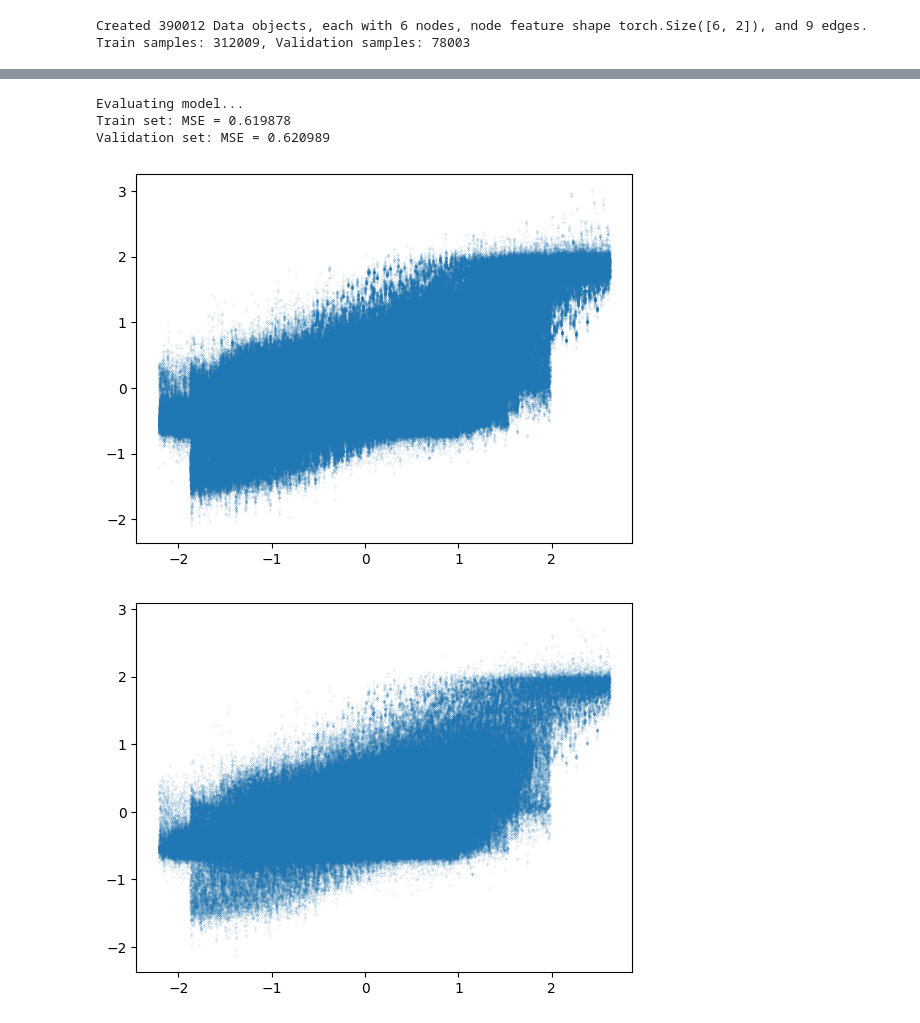
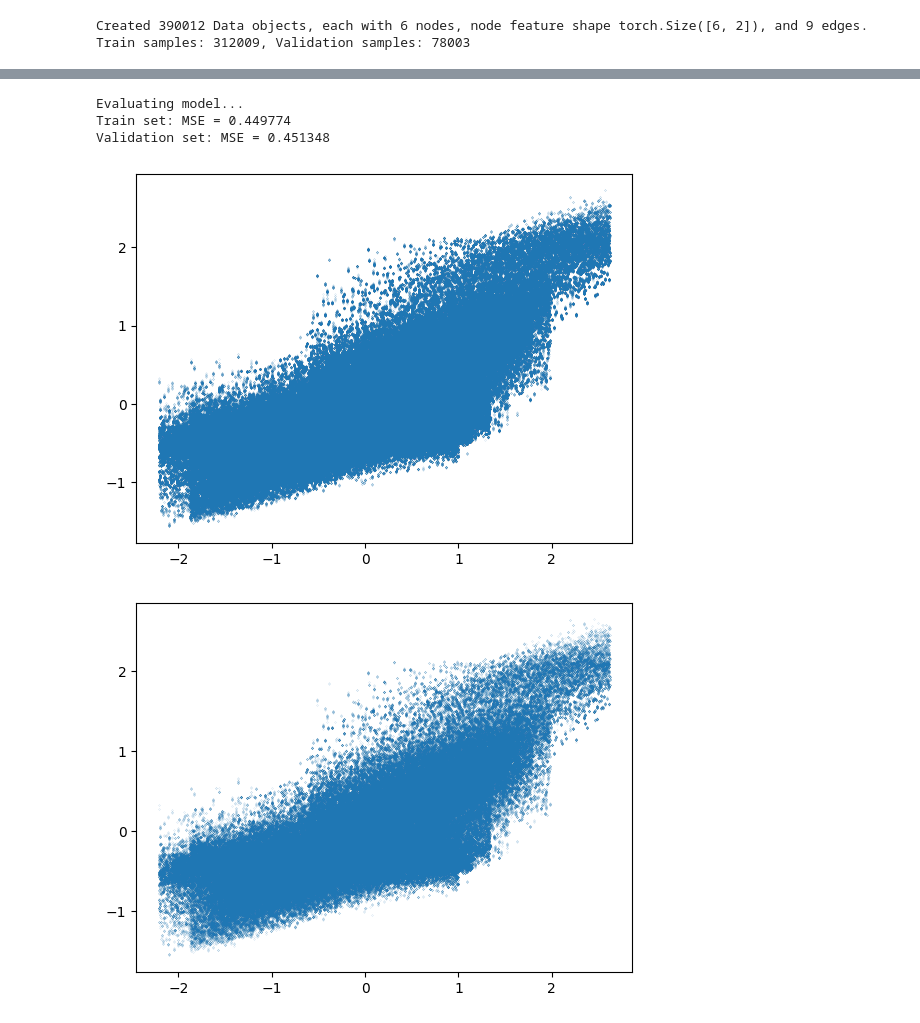
Before and after one commit to LotharBezzon/kineticConstants_test, a Jupyter notebook: evaluation_nb.ipynb, the cells around one changed output, grey strips where cells are left out. Cells and saved outputs as stored; diff of their text form; code cells hidden in the pictures.

```diff
--- a/evaluation_nb.ipynb
+++ b/evaluation_nb.ipynb
@@ -31,9 +16,9 @@ tensor([[-0.3434],
 # %%
-best_model = 6  # Change this to load a different epoch
+best_model = 8  # Change this to load a different epoch
 
 device = torch.device('cuda' if torch.cuda.is_available() else 'cpu')
 in_channels = 2
-hidden_channels = 32
+hidden_channels = 64
 edge_out_channels = 1
 
 # Load model
@@ -42,34 +27,34 @@ model.load_state_dict(torch.load(f"model_epoch_{best_model}.pt", map_location=de
 model.eval()
 
 def predict(loader, name):
 	all_preds = []
 	all_targets = []
 	with torch.no_grad():
 		for batch in loader:
 			batch = batch.to(device)
 			pred = model(batch)
 			all_preds.append(pred.cpu())
 			all_targets.append(batch.edge_attr.cpu())
 	preds = torch.cat(all_preds, dim=0)
 	targets = torch.cat(all_targets, dim=0)
 	mse = torch.mean((preds - targets) ** 2).item()
 	print(f"{name} set: MSE = {mse:.6f}")
 	return preds, targets
 
 print("Evaluating model...")
 train_preds, train_targets = predict(train_loader, "Train")
 val_preds, val_targets = predict(val_loader, "Validation")
 
 import matplotlib.pyplot as plt
 
 plt.scatter(train_targets[:,0], train_preds[:,0], s=0.005)
 plt.show()
 
 plt.scatter(val_targets[:,0], val_preds[:,0], s=0.005)
 plt.show()
 # %% [output]
 Evaluating model...
-Train set: MSE = 0.619878
-Validation set: MSE = 0.620989
+Train set: MSE = 0.449774
+Validation set: MSE = 0.451348
-[figure, old version]
+[figure, new version]
-[figure, old version]
+[figure, new version]
```
Also changed, not shown: parts of 3 cells of this notebook, 9 other files.
